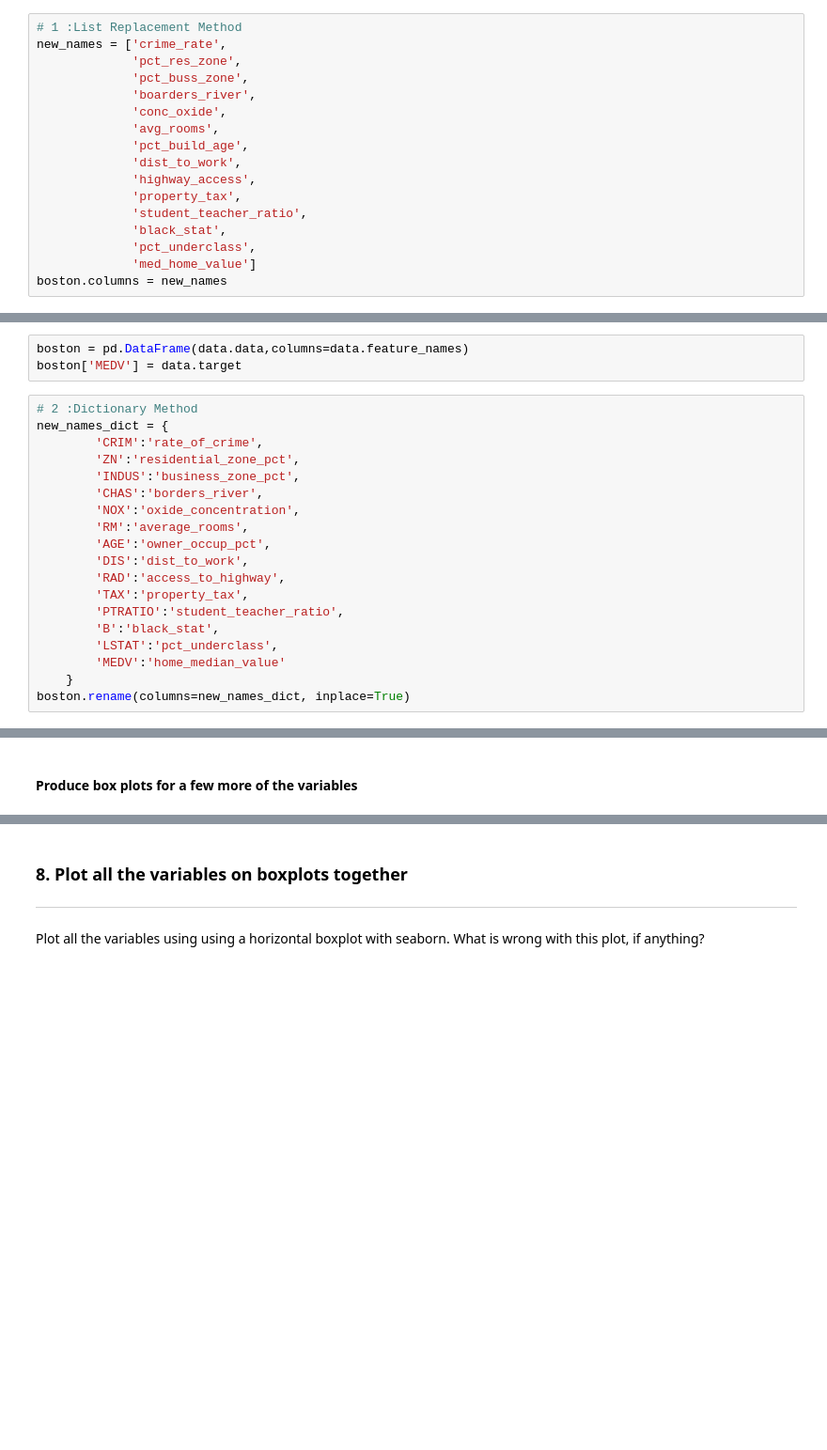
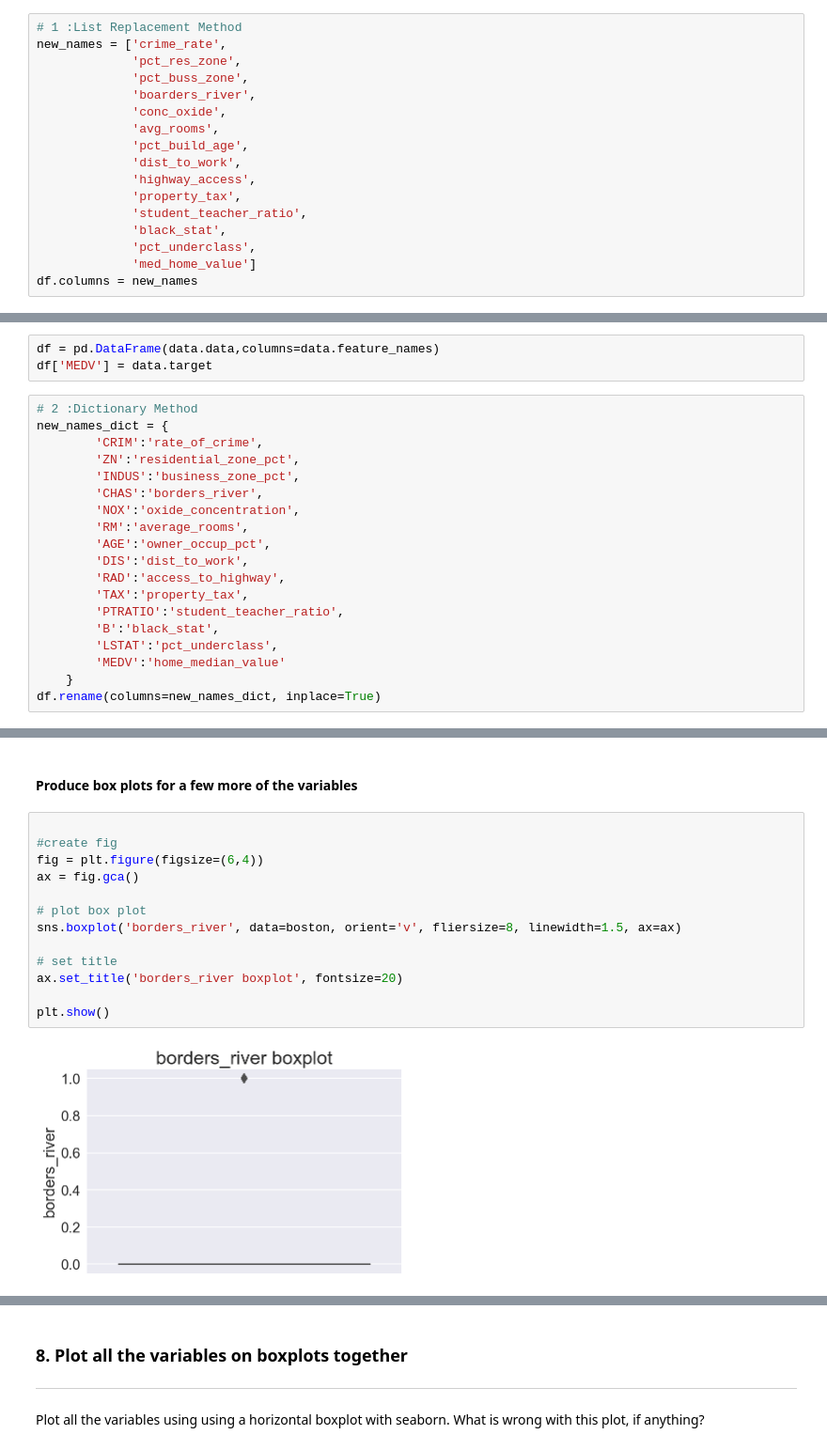
Before and after one commit to AbdullahMu/pandas-eda-walkthrough, a Jupyter notebook: basic-eda-walkthrough-starter-code.ipynb, the cells around one changed output, grey strips where cells are left out. Shown: that part at 94% size. Saved outputs shown, nothing was run; the diff lists cells and outputs as text; blank space fills up the shorter version.

```diff
--- a/basic-eda-walkthrough-starter-code.ipynb
+++ b/basic-eda-walkthrough-starter-code.ipynb
@@ -212,6 +366,6 @@ new_names = ['crime_rate',
              'black_stat',
              'pct_underclass',
              'med_home_value']
-boston.columns = new_names
+df.columns = new_names
 # %%
 # check data now
@@ -218,8 +379,8 @@ boston.columns = new_names
 # %% [markdown]
 -----
 # %%
-boston = pd.DataFrame(data.data,columns=data.feature_names)
-boston['MEDV'] = data.target
+df = pd.DataFrame(data.data,columns=data.feature_names)
+df['MEDV'] = data.target
 # %%
 # 2 :Dictionary Method
 new_names_dict = {
@@ -238,6 +399,6 @@ new_names_dict = {
         'LSTAT':'pct_underclass',
         'MEDV':'home_median_value'
     }
-boston.rename(columns=new_names_dict, inplace=True)
+df.rename(columns=new_names_dict, inplace=True)
 # %%
 # check data now
@@ -286,2 +469,17 @@ plt.show()
 # %% [markdown]
 #### Produce box plots for a few more of the variables
+# %%
+
+#create fig
+fig = plt.figure(figsize=(6,4))
+ax = fig.gca()
+
+# plot box plot
+sns.boxplot('borders_river', data=boston, orient='v', fliersize=8, linewidth=1.5, ax=ax)
+
+# set title
+ax.set_title('borders_river boxplot', fontsize=20)
+
+plt.show()
+# %% [output]
+[figure, added]
```
Also changed, not shown: parts of 43 cells of this notebook, 1 other file.
